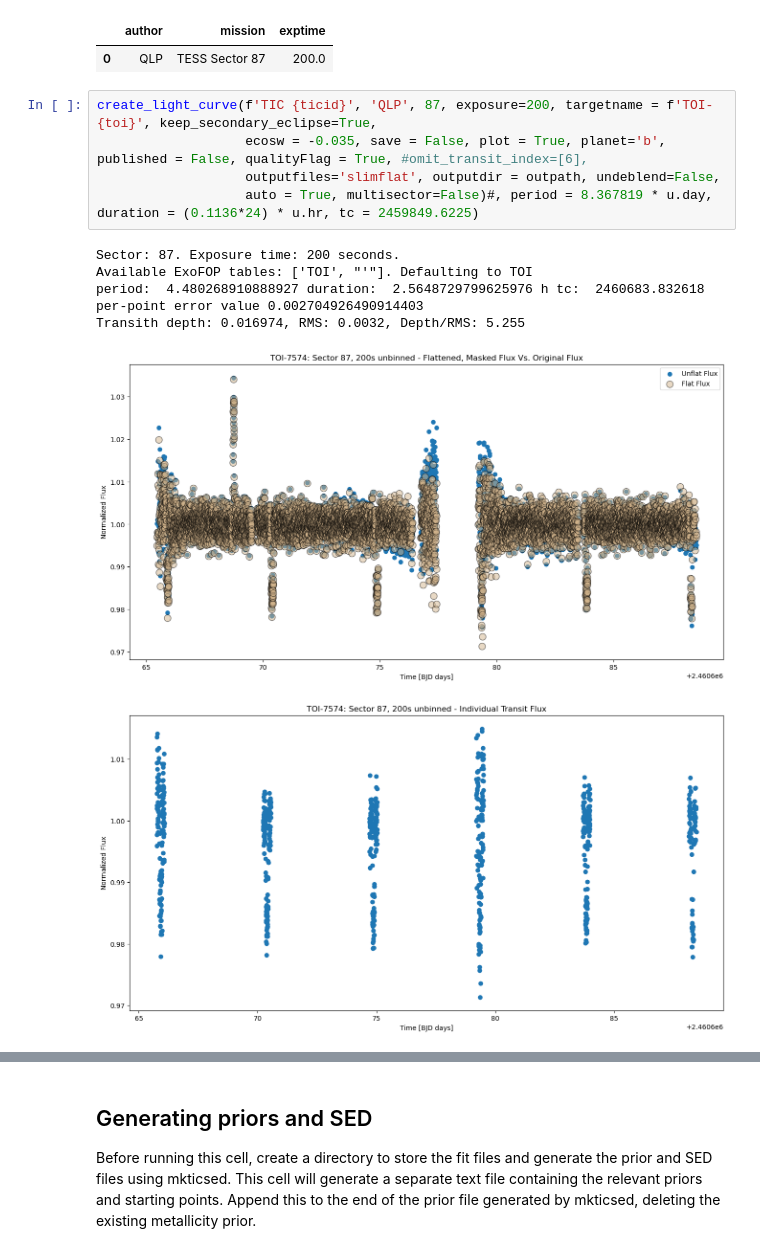
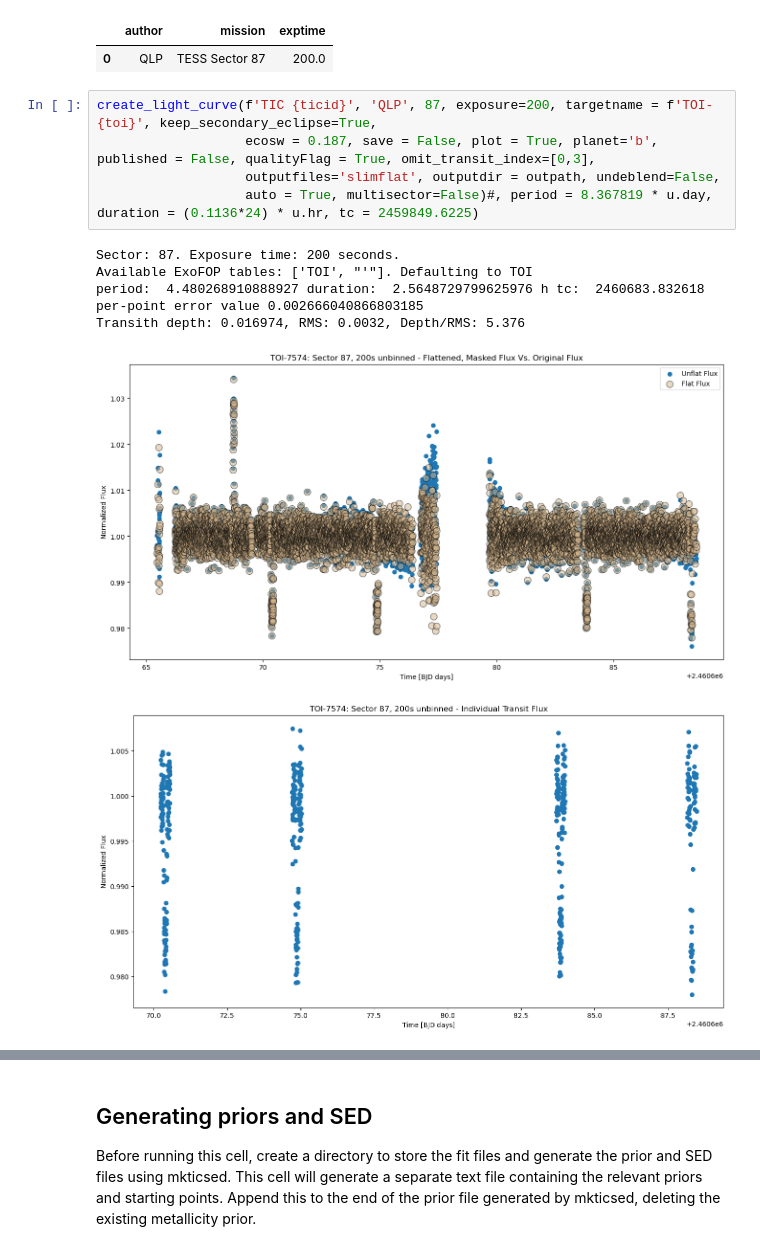
Before and after one commit to jackschulte/exofast_tools, a Jupyter notebook: scripts/setup_fit.ipynb, the cells around one changed output, grey strips where cells are left out. Cells and saved outputs as stored; diff of their text form.

Commit message:
changed the way omit_transit_index is handled and fixed a bug in the interaction between keep_secondary_eclipse and omit_transit_index

```diff
--- a/scripts/setup_fit.ipynb
+++ b/scripts/setup_fit.ipynb
@@ -64,14 +64,14 @@ display(filtered_df.sort_values(by='mission')) # filtered data, sorted by TESS s
 | 0 | QLP | TESS Sector 87 | 200.0 |
 # %%
 create_light_curve(f'TIC {ticid}', 'QLP', 87, exposure=200, targetname = f'TOI-{toi}', keep_secondary_eclipse=True,
-                   ecosw = -0.035, save = False, plot = True, planet='b', published = False, qualityFlag = True, #omit_transit_index=[6],
+                   ecosw = 0.187, save = False, plot = True, planet='b', published = False, qualityFlag = True, omit_transit_index=[0,3],
                    outputfiles='slimflat', outputdir = outpath, undeblend=False,
                    auto = True, multisector=False)#, period = 8.367819 * u.day, duration = (0.1136*24) * u.hr, tc = 2459849.6225)
 # %% [output]
 Sector: 87. Exposure time: 200 seconds.
 Available ExoFOP tables: ['TOI', "'"]. Defaulting to TOI
 period:  4.480268910888927 duration:  2.5648729799625976 h tc:  2460683.832618
-per-point error value 0.002704926490914403
-Transith depth: 0.016974, RMS: 0.0032, Depth/RMS: 5.255
+per-point error value 0.002666040866803185
+Transith depth: 0.016974, RMS: 0.0032, Depth/RMS: 5.376
-[figure, old version]
+[figure, new version]
-[figure, old version]
+[figure, new version]
```
Also changed, not shown: parts of 1 cell of this notebook, 1 other file.
